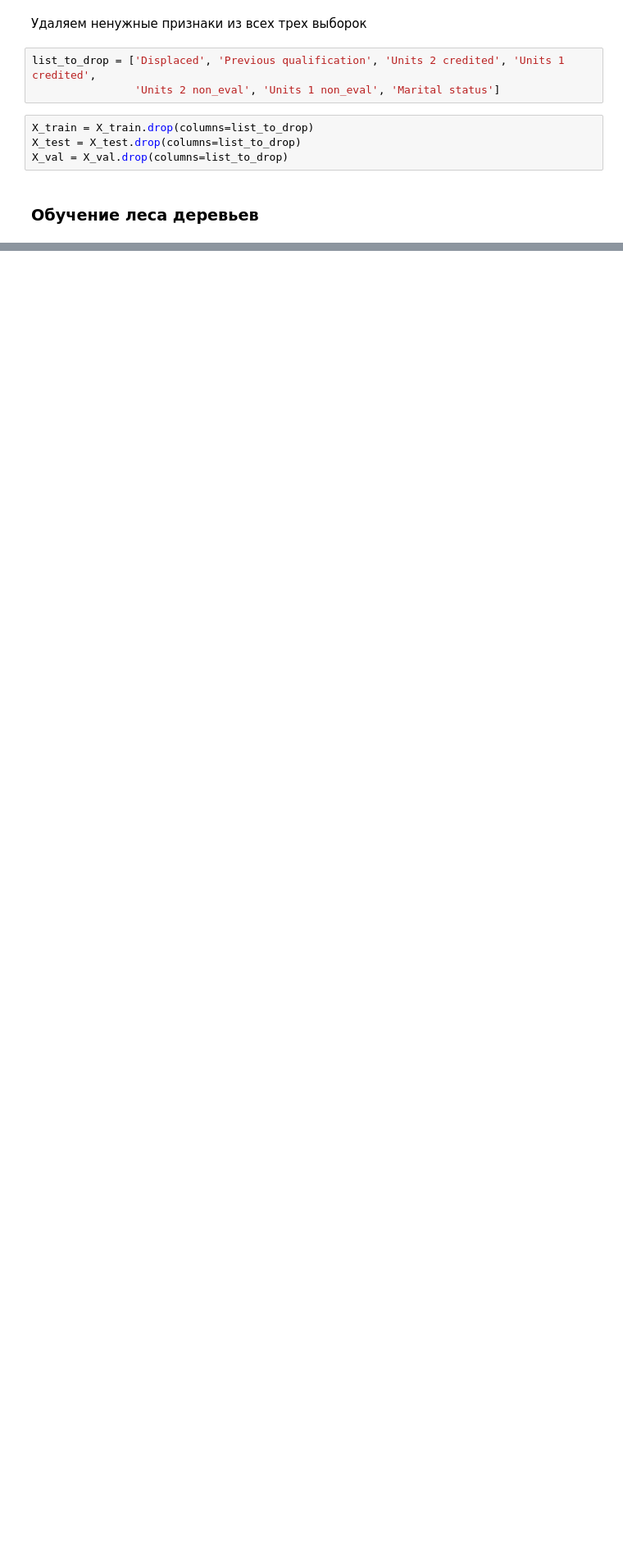
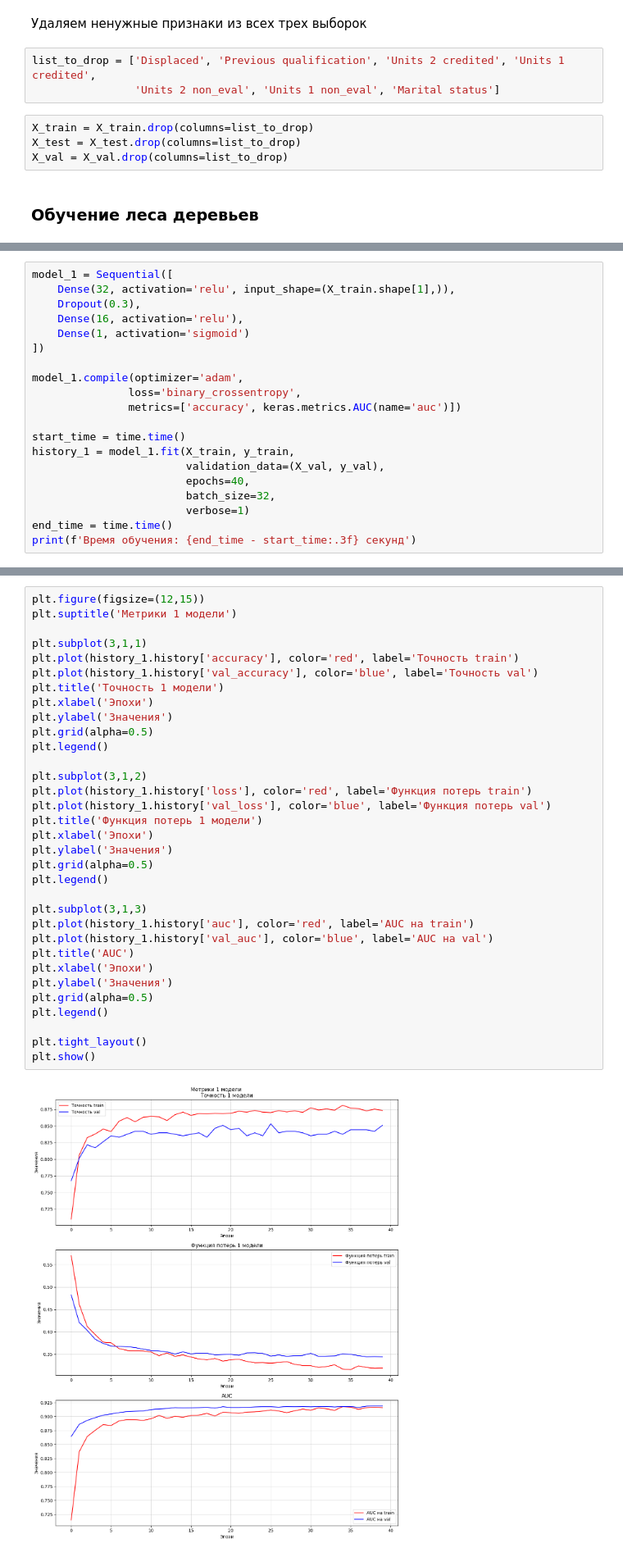
Before and after one commit to moon-may/Machine_Learning, a Jupyter notebook: random_forest.ipynb, the cells around one changed output, grey strips where cells are left out. Shown: that part at 82% size. Saved outputs shown, nothing was run; the diff lists cells and outputs as text; blank space fills up the shorter version.

Commit message:
Обучение и выбор модели

```diff
--- a/random_forest.ipynb
+++ b/random_forest.ipynb
@@ -159,0 +179,20 @@ plt.show()
+# %%
+model_1 = Sequential([
+    Dense(32, activation='relu', input_shape=(X_train.shape[1],)),
+    Dropout(0.3),
+    Dense(16, activation='relu'),
+    Dense(1, activation='sigmoid')
+])
+
+model_1.compile(optimizer='adam',
+               loss='binary_crossentropy',
+               metrics=['accuracy', keras.metrics.AUC(name='auc')])
+
+start_time = time.time()
+history_1 = model_1.fit(X_train, y_train,
+                        validation_data=(X_val, y_val),
+                        epochs=40,
+                        batch_size=32,
+                        verbose=1)
+end_time = time.time()
+print(f'Время обучения: {end_time - start_time:.3f} секунд')
@@ -159,0 +223,35 @@ plt.show()
+# %%
+plt.figure(figsize=(12,15))
+plt.suptitle('Метрики 1 модели')
+
+plt.subplot(3,1,1)
+plt.plot(history_1.history['accuracy'], color='red', label='Точность train')
+plt.plot(history_1.history['val_accuracy'], color='blue', label='Точность val')
+plt.title('Точность 1 модели')
+plt.xlabel('Эпохи')
+plt.ylabel('Значения')
+plt.grid(alpha=0.5)
+plt.legend()
+
+plt.subplot(3,1,2)
+plt.plot(history_1.history['loss'], color='red', label='Функция потерь train')
+plt.plot(history_1.history['val_loss'], color='blue', label='Функция потерь val')
+plt.title('Функция потерь 1 модели')
+plt.xlabel('Эпохи')
+plt.ylabel('Значения')
+plt.grid(alpha=0.5)
+plt.legend()
+
+plt.subplot(3,1,3)
+plt.plot(history_1.history['auc'], color='red', label='AUC на train')
+plt.plot(history_1.history['val_auc'], color='blue', label='AUC на val')
+plt.title('AUC')
+plt.xlabel('Эпохи')
+plt.ylabel('Значения')
+plt.grid(alpha=0.5)
+plt.legend()
+
+plt.tight_layout()
+plt.show()
+# %% [output]
+[figure, added]
```
Also changed, not shown: parts of 18 cells of this notebook.
